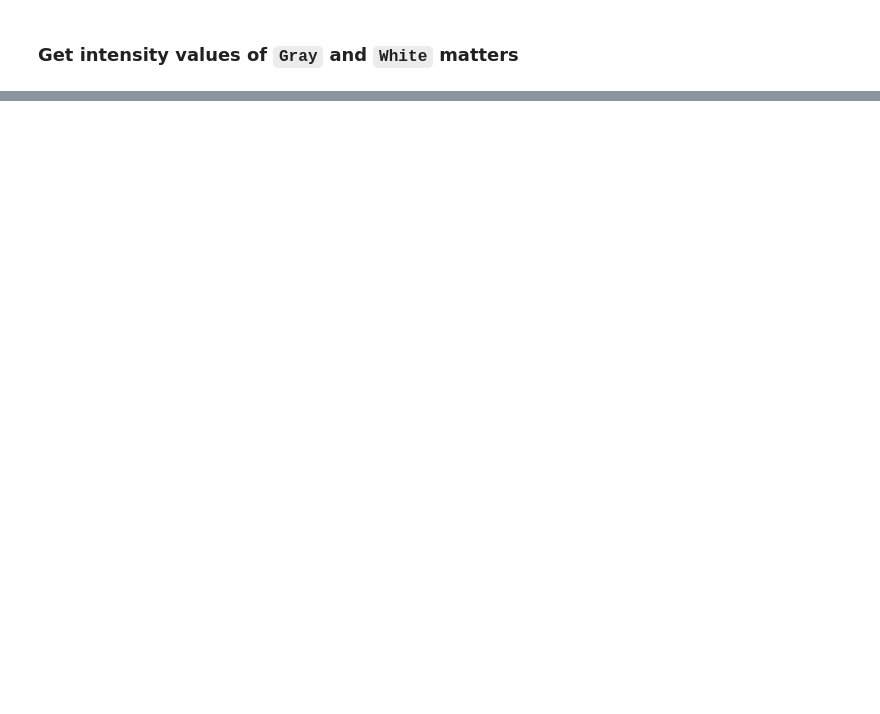
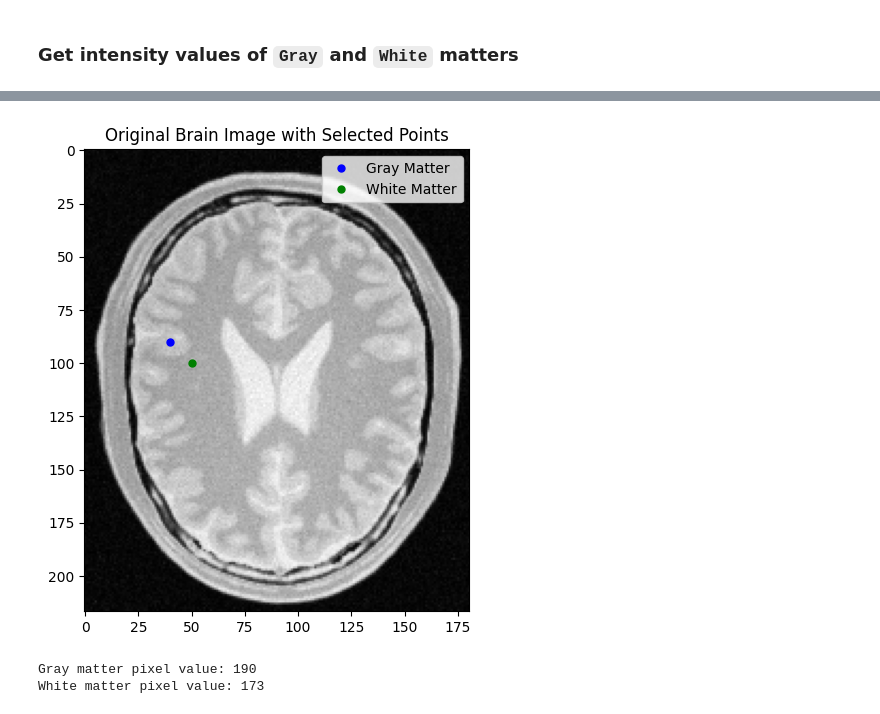
Before and after one commit to akhilaprabodha/EN3160-Image-Processing-and-Machine-Vision-Lab-Experiments, a Jupyter notebook: assignment_1/q2.ipynb, the cells around one changed output, grey strips where cells are left out. Drawn from its saved outputs; the diff is of its cells as text; code cells hidden in the pictures; blank space fills up the shorter version.

```diff
--- a/assignment_1/q2.ipynb
+++ b/assignment_1/q2.ipynb
@@ -102,0 +30,23 @@ plt.show()
+# %%
+gray_matter_point = (90, 40)
+white_matter_point = (100, 50)
+
+# Display the original image with the selected points
+plt.figure(figsize=(6, 6))
+plt.imshow(brain_image, cmap='gray')
+plt.title('Original Brain Image with Selected Points')
+plt.plot(gray_matter_point[1], gray_matter_point[0], 'bo', markersize=5, label='Gray Matter')  # Blue circle for gray matter
+plt.plot(white_matter_point[1], white_matter_point[0], 'go', markersize=5, label='White Matter')  # Green circle for white matter
+plt.axis('on')  # Show axes
+plt.legend()
+plt.show()
+
+# Print the pixel values at the selected points
+gray_matter_value = brain_image[gray_matter_point]
+white_matter_value = brain_image[white_matter_point]
+print(f"Gray matter pixel value: {gray_matter_value}")
+print(f"White matter pixel value: {white_matter_value}")
+# %% [output]
+[figure, added]
+Gray matter pixel value: 190
+White matter pixel value: 173
```
Also changed, not shown: parts of 12 cells of this notebook, 5 other files.
